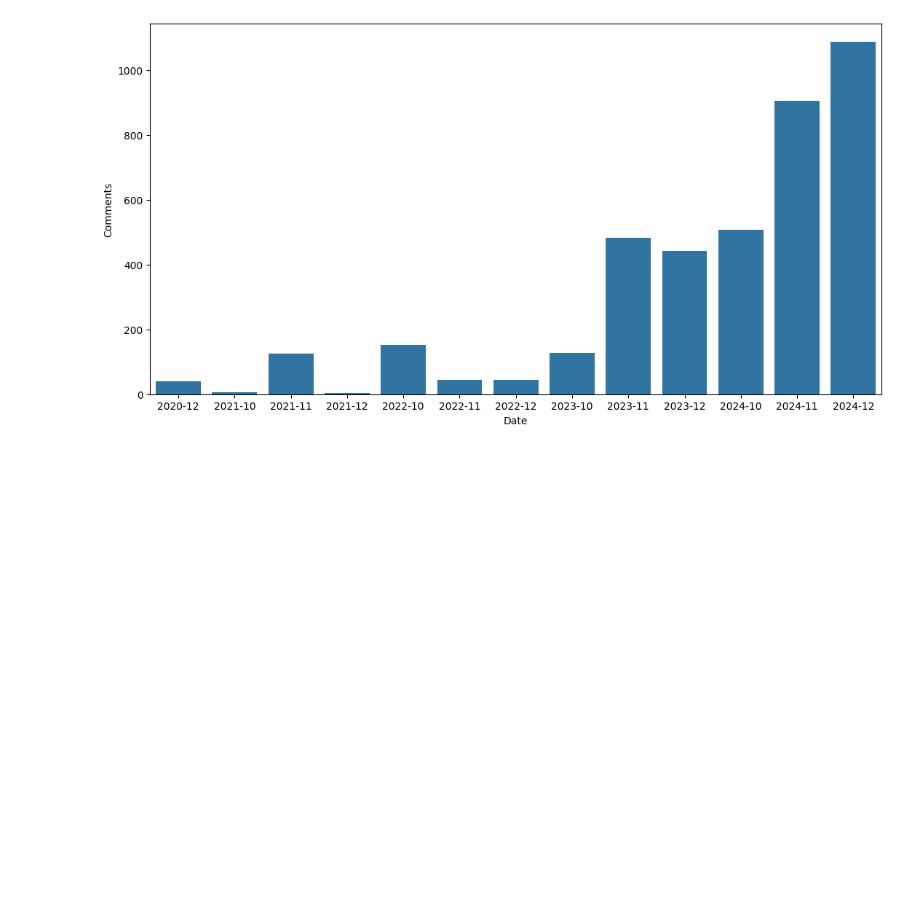
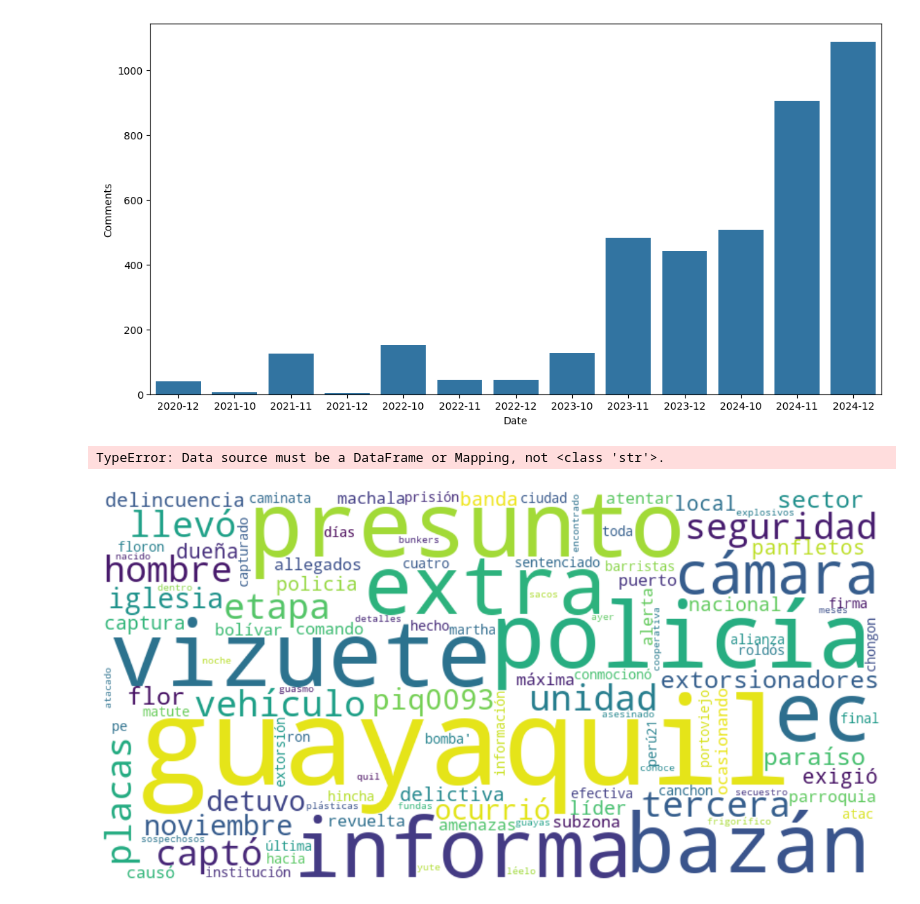
Before and after one commit to enmanuelmag/ID-v3-Scrapper, a Jupyter notebook: Data.ipynb, the cells around one changed output. Cells and saved outputs as stored; diff of their text form; code cells hidden in the pictures; blank space fills up the shorter version.

Commit message:
feat: add new graph

```diff
--- a/Data.ipynb
+++ b/Data.ipynb
@@ -55,3 +57,49 @@ plt.ylabel('Comments')
 # %% [output]
 Text(29.597222222222214, 0.5, 'Comments')
 [figure]
+# %%
+stop_words = set(stopwords.words('spanish'))
+stop_words.add('-')
+stop_words.add('|')
+
+# get description of rows of '2023-11'
+target_columns = 'description'
+
+df[target_columns] = df[target_columns].apply(lambda x: str(x).lower())
+df[target_columns] = df[target_columns].apply(lambda x: ' '.join([word for word in x.split() if word not in stop_words and not str(word).startswith('#') and not str(word).startswith('@') and len(word) > 4]))
+
+df['month-year'] = df['date'].dt.to_period('M')
+df_group_comments = df.groupby('month-year').agg({target_columns: ' '.join}).reset_index()
+
+#print description of rows of '2023-11'
+words = df_group_comments[df_group_comments['month-year'] == '2023-11'][target_columns].values[0]
+
+dict_words = {}
+
+for word in words.split():
+    if word not in dict_words:
+        dict_words[word] = 1
+    else:
+        dict_words[word] += 1
+
+df_words = pd.DataFrame(dict_words.items(), columns=['word', 'count'])
+df_words = df_words.sort_values(by='count', ascending=False)
+df_words = df_words.head(60)
+
+sns.barplot(data=df_words, x='word', y='count')
+plt.tight_layout()
+plt.gcf().set_size_inches(12, 6)
+plt.xlabel('Word')
+plt.xticks(rotation=90)
+plt.ylabel('Count')
+# %% [output]
+TypeError: Data source must be a DataFrame or Mapping, not <class 'str'>.
+# %%
+wordcloud = WordCloud(width=800, height=400, background_color='white').generate(words)
+plt.imshow(wordcloud, interpolation='bilinear')
+plt.axis('off')
+plt.tight_layout()
+plt.gcf().set_size_inches(12, 6)
+plt.show()
+# %% [output]
+[figure, added]
```
Also changed, not shown: parts of 3 cells of this notebook.
